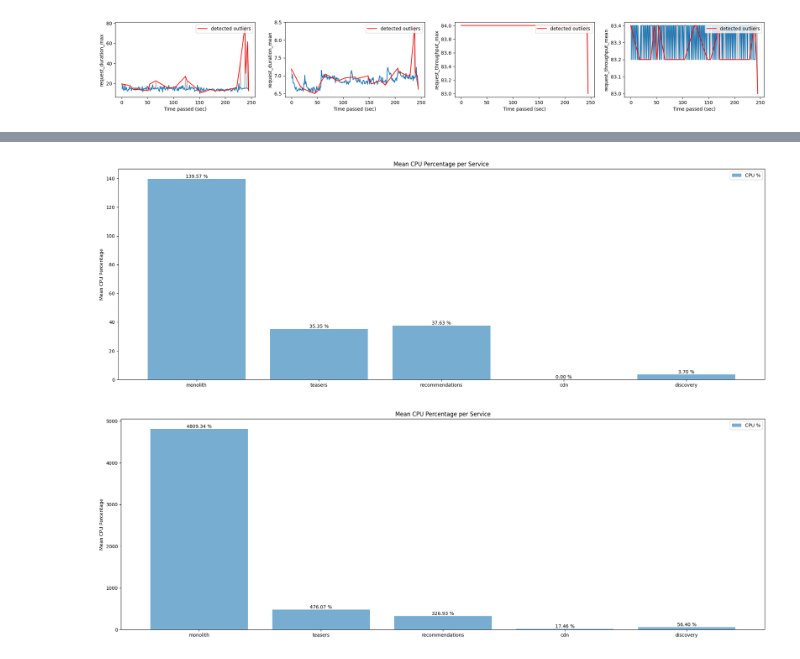
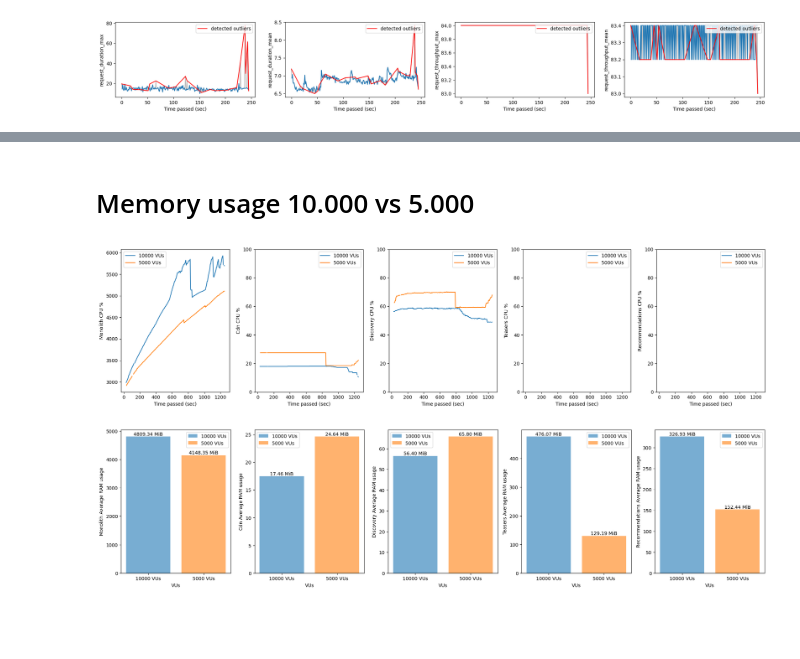
Before and after one commit to Aukevanoost/migrating-stateful-monoliths-to-microfrontends, a Jupyter notebook: analytics/notebooks/server/ssrh/docker.ipynb, the cells around one changed output, grey strips where cells are left out. Cells and saved outputs as stored; diff of their text form; code cells hidden in the pictures; blank space fills up the shorter version.

```diff
--- a/analytics/notebooks/server/ssrh/docker.ipynb
+++ b/analytics/notebooks/server/ssrh/docker.ipynb
@@ -75,13 +65,8 @@ dirty_df = pd.read_csv(f'{path}5000/metrics.csv', sep=',')
 duration = ['duration_mean', 'duration_min', 'duration_max', 'duration_count']
 throughput = ['throughput_mean', 'throughput_min', 'throughput_max', 'throughput_count']
 err = ['err_mean', 'err_count']
-services = ["monolith", "teasers", "recommendations", "cdn", "discovery"]
-
-print(f'NaN rows: \n{dirty_df[[*duration, *throughput]].isna().sum()}')
 
 dirty_df = dirty_df[dirty_df['timestamp'] >= 30].dropna(subset=[*duration, *throughput]).reset_index(drop=True)
 
-masks = {}
-
 mask = detect_outliers(dirty_df, [*duration, *throughput])
 df_5000 = dirty_df[mask].copy().reset_index(drop=True)
@@ -166,32 +132,43 @@ plt.show()
+# %% [markdown]
+# Memory usage 10.000 vs 5.000
+# %%
+fig, axes = plt.subplots(nrows=1, ncols=len(services), figsize=(20, 5))
+
+# Memory usage line graph
+for i, s in enumerate(services):
+    axes[i].plot(df_10000['timestamp'], df_10000[f'{s}_mem_usage'], label=f'10000 VUs')
+    axes[i].plot(df_5000['timestamp'], df_5000[f'{s}_mem_usage'], label=f'5000 VUs')
+
+    axes[i].set_xlabel('Time passed (sec)')
+    axes[i].set_ylabel(f'{s.capitalize()} CPU %')
+    axes[i].legend()
+    if i != 0:
+        axes[i].set_ylim(bottom=0,top=100)
+plt.tight_layout()
+plt.show()
+# %% [output]
+[figure, added]
 # %%
-fig, axes = plt.subplots(figsize=(20, 7))
+fig, axes = plt.subplots(nrows=1, ncols=len(services), figsize=(20, 5))
 
-bars_cpu = axes.bar(services, [df[f'{f}_cpu_percent'].mean() for f in services], label='CPU %', alpha=0.6)
-axes.set_title('Mean CPU Percentage per Service')
-axes.set_ylabel('Mean CPU Percentage')
-axes.legend()
+for i, s in enumerate(services):
+    bars_10000 = axes[i].bar('10000 VUs', df_10000[f'{s}_mem_usage'].mean(), label=f'10000 VUs', alpha=0.6)
+    bars_5000 = axes[i].bar('5000 VUs', df_5000[f'{s}_mem_usage'].mean(), label=f'5000 VUs', alpha=0.6)
 
-for bar in bars_cpu:
-    height = bar.get_height()
-    axes.text(bar.get_x() + bar.get_width() / 2.0, height, f'{height:.2f} %', ha='center', va='bottom')
+    axes[i].set_xlabel('VUs')
+    axes[i].set_ylabel(f'{s.capitalize()} Average RAM usage')
+    axes[i].legend()
+
+    for bar in bars_10000:
+        height = bar.get_height()
+        axes[i].text(bar.get_x() + bar.get_width() / 2.0, height, f'{height:.2f} MiB', ha='center', va='bottom')
+
+    for bar in bars_5000:
+        height = bar.get_height()
+        axes[i].text(bar.get_x() + bar.get_width() / 2.0, height, f'{height:.2f} MiB', ha='center', va='bottom')
+
 
 plt.tight_layout()
 plt.show()
 # %% [output]
-[figure, old version]
+[figure, new version]
-# %%
-fig, axes = plt.subplots(figsize=(20, 7))
-
-bars_cpu = axes.bar(services, [df[f'{f}_mem_usage'].mean() for f in services], label='CPU %', alpha=0.6)
-axes.set_title('Mean CPU Percentage per Service')
-axes.set_ylabel('Mean CPU Percentage')
-axes.legend()
-
-for bar in bars_cpu:
-    height = bar.get_height()
-    axes.text(bar.get_x() + bar.get_width() / 2.0, height, f'{height:.2f} %', ha='center', va='bottom')
-
-plt.tight_layout()
-plt.show()
-# %% [output]
-[figure, removed]
```
Also changed, not shown: parts of 10 cells of this notebook, 13 other files.
